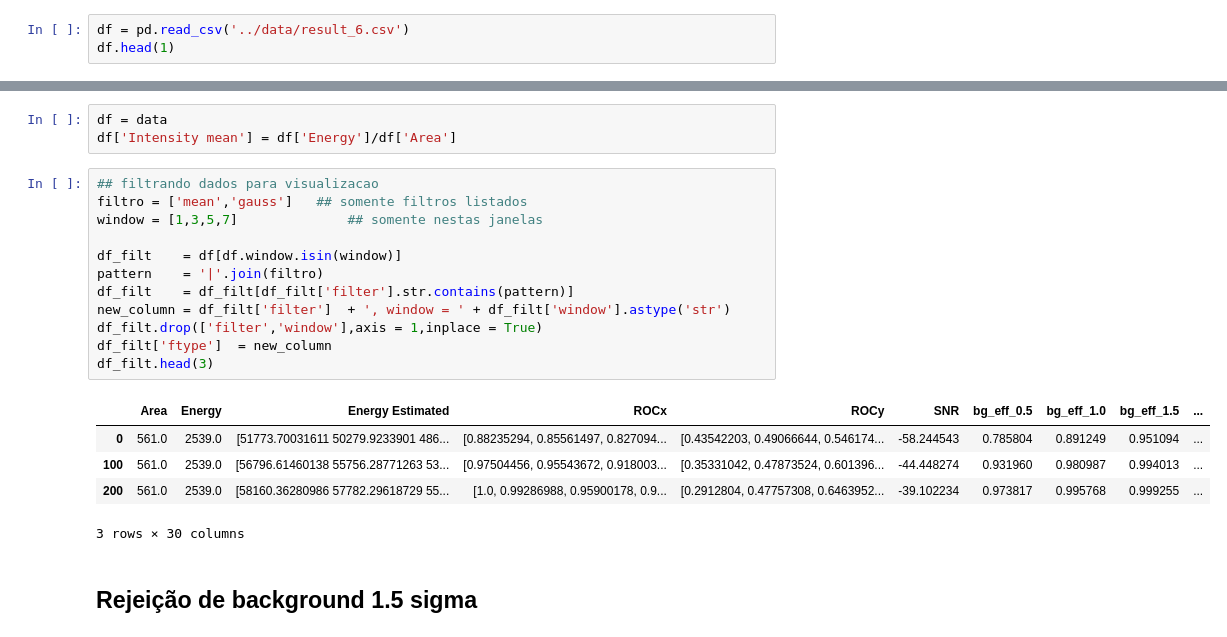
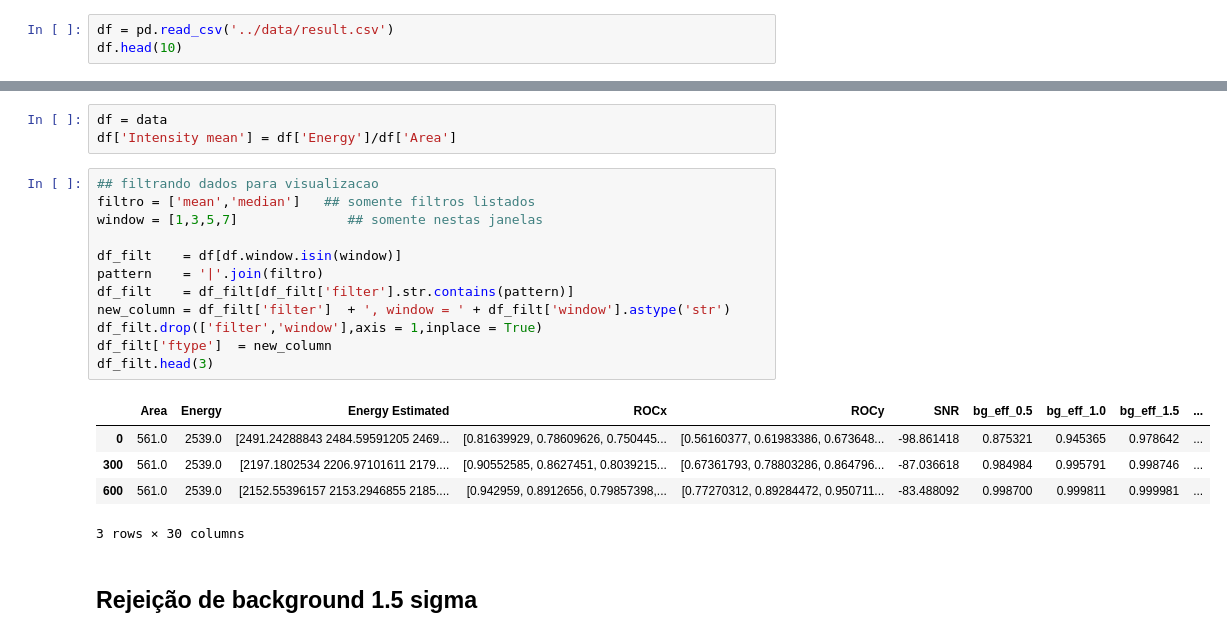
Before and after one commit to Gui1402/filtering_cygnus, a Jupyter notebook: notebooks/filter_analysis.ipynb, the cells around one changed output, grey strips where cells are left out. Cells and saved outputs as stored; diff of their text form.

```diff
--- a/notebooks/filter_analysis.ipynb
+++ b/notebooks/filter_analysis.ipynb
@@ -105,7 +105,7 @@ def scatter(df_filt, key_analysis, labels, title):
 
     cb.set_ticklabels(ticklabels)
 # %%
-df = pd.read_csv('../data/result_6.csv')
-df.head(1)
+df = pd.read_csv('../data/result.csv')
+df.head(10)
 # %% [output]
 |  | SNR | w_size | Energy | Area | filter | window | ROCx | ROCy | Energy Estimated |
@@ -175,21 +182,21 @@ df = data
 df['Intensity mean'] = df['Energy']/df['Area']
 # %%
 ## filtrando dados para visualizacao
-filtro = ['mean','gauss']   ## somente filtros listados
+filtro = ['mean','median']   ## somente filtros listados
 window = [1,3,5,7]              ## somente nestas janelas
 
 df_filt    = df[df.window.isin(window)]
 pattern    = '|'.join(filtro)
 df_filt    = df_filt[df_filt['filter'].str.contains(pattern)]
 new_column = df_filt['filter']  + ', window = ' + df_filt['window'].astype('str')
 df_filt.drop(['filter','window'],axis = 1,inplace = True)
 df_filt['ftype']  = new_column
 df_filt.head(3)
 # %% [output]
 |  | Area | Energy | Energy Estimated | ROCx | ROCy | SNR | bg_eff_0.5 | bg_eff_1.0 | bg_eff_1.5 | ... |
-| 0 | 561.0 | 2539.0 | [51773.70031611 50279.9233901 486... | [0.88235294, 0.85561497, 0.827094... | [0.43542203, 0.49066644, 0.546174... | -58.244543 | 0.785804 | 0.891249 | 0.951094 | ... |
-| 100 | 561.0 | 2539.0 | [56796.61460138 55756.28771263 53... | [0.97504456, 0.95543672, 0.918003... | [0.35331042, 0.47873524, 0.601396... | -44.448274 | 0.931960 | 0.980987 | 0.994013 | ... |
-| 200 | 561.0 | 2539.0 | [58160.36280986 57782.29618729 55... | [1.0, 0.99286988, 0.95900178, 0.9... | [0.2912804, 0.47757308, 0.6463952... | -39.102234 | 0.973817 | 0.995768 | 0.999255 | ... |
+| 0 | 561.0 | 2539.0 | [2491.24288843 2484.59591205 2469... | [0.81639929, 0.78609626, 0.750445... | [0.56160377, 0.61983386, 0.673648... | -98.861418 | 0.875321 | 0.945365 | 0.978642 | ... |
+| 300 | 561.0 | 2539.0 | [2197.1802534 2206.97101611 2179.... | [0.90552585, 0.8627451, 0.8039215... | [0.67361793, 0.78803286, 0.864796... | -87.036618 | 0.984984 | 0.995791 | 0.998746 | ... |
+| 600 | 561.0 | 2539.0 | [2152.55396157 2153.2946855 2185.... | [0.942959, 0.8912656, 0.79857398,... | [0.77270312, 0.89284472, 0.950711... | -83.488092 | 0.998700 | 0.999811 | 0.999981 | ... |
 3 rows × 30 columns
 # %% [markdown]
 ## Rejeição de background 1.5 sigma
```
Also changed, not shown: parts of 11 cells of this notebook, 1 other file.
